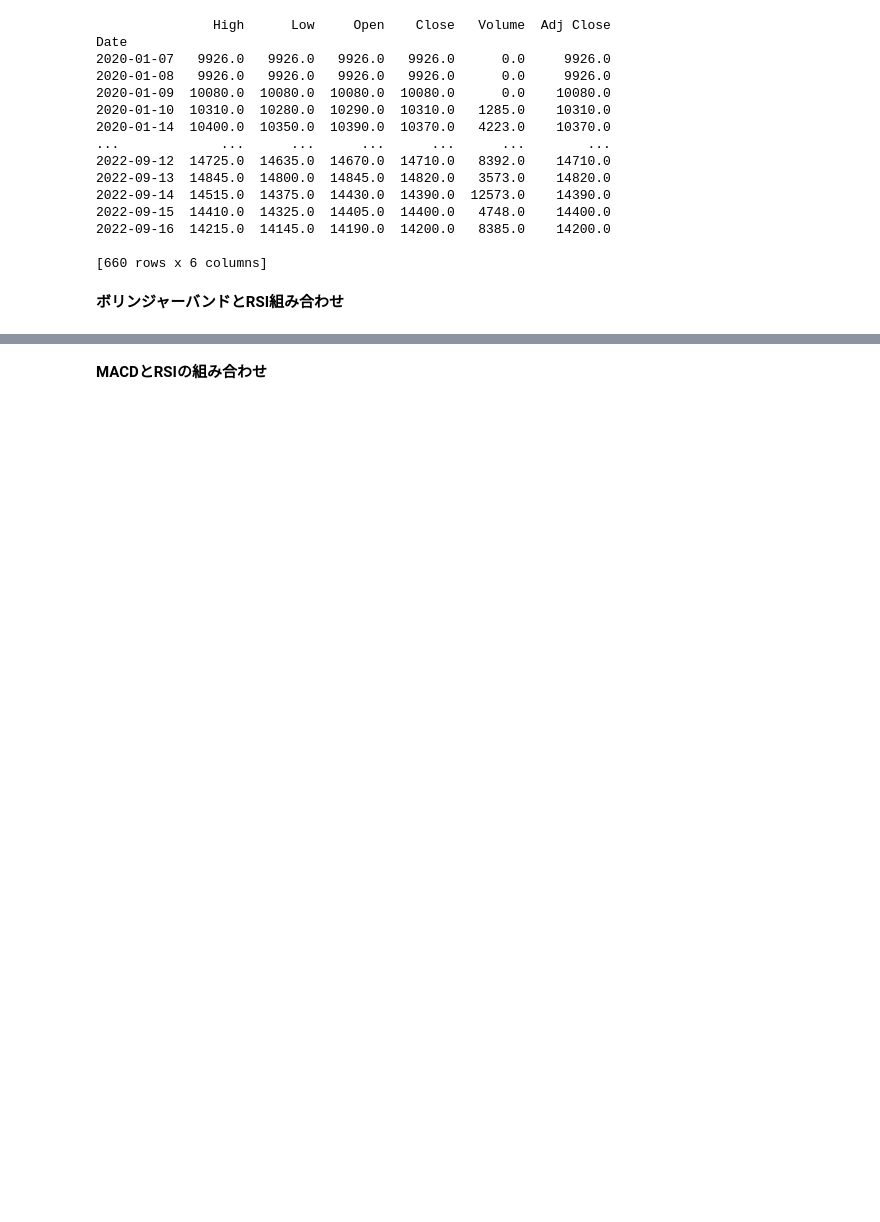
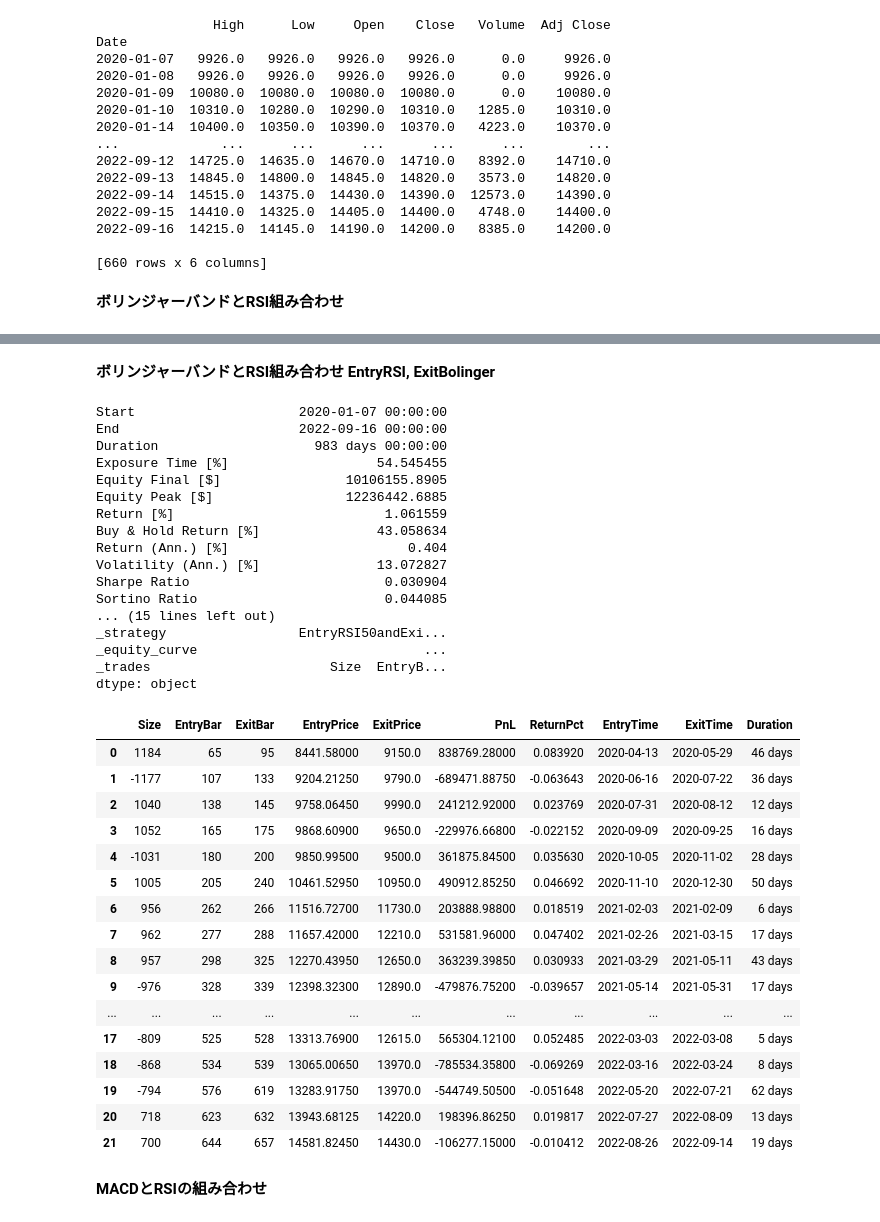
Before and after one commit to simari1/SystemTrade, a Jupyter notebook: Backtesting.py/1_DoBacktesting_Combination.ipynb, the cells around one changed output, grey strips where cells are left out. Drawn from its saved outputs; the diff is of its cells as text; code cells hidden in the pictures; blank space fills up the shorter version.

```diff
--- a/Backtesting.py/1_DoBacktesting_Combination.ipynb
+++ b/Backtesting.py/1_DoBacktesting_Combination.ipynb
@@ -313,3 +249,55 @@ dtype: object
+# %% [markdown]
+**ボリンジャーバンドとRSI組み合わせ EntryRSI, ExitBolinger**
+# %%
+import BacktestingStrategies.Strategy_BBDandRSI as btstBBandRsi
+importlib.reload(btstBBandRsi)
+
+# バックテストを設定
+bt = Backtest(
+    data, # チャートデータ
+    btstBBandRsi.EntryRSI50andExitBB_WithShortPosition, # 売買戦略
+    cash=initial, # 最初の所持金
+    commission=0.00495, # 取引手数料
+    margin=1.0, # レバレッジ倍率の逆数（0.5で2倍レバレッジ）
+    trade_on_close=False, # True：現在の終値で取引，False：次の時間の始値で取引
+    exclusive_orders=True #自動でポジションをクローズ(オープン)
+)
+execute_backtest(bt)
+# %% [output]
+Start                     2020-01-07 00:00:00
+End                       2022-09-16 00:00:00
+Duration                    983 days 00:00:00
+Exposure Time [%]                   54.545455
+Equity Final [$]                10106155.8905
+Equity Peak [$]                 12236442.6885
+Return [%]                           1.061559
+Buy & Hold Return [%]               43.058634
+Return (Ann.) [%]                       0.404
+Volatility (Ann.) [%]               13.072827
+Sharpe Ratio                         0.030904
+Sortino Ratio                        0.044085
+... (15 lines left out)
+_strategy                 EntryRSI50andExi...
+_equity_curve                             ...
+_trades                       Size  EntryB...
+dtype: object
+|  | Size | EntryBar | ExitBar | EntryPrice | ExitPrice | PnL | ReturnPct | EntryTime | ExitTime | Duration |
+| 0 | 1184 | 65 | 95 | 8441.58000 | 9150.0 | 838769.28000 | 0.083920 | 2020-04-13 | 2020-05-29 | 46 days |
+| 1 | -1177 | 107 | 133 | 9204.21250 | 9790.0 | -689471.88750 | -0.063643 | 2020-06-16 | 2020-07-22 | 36 days |
+| 2 | 1040 | 138 | 145 | 9758.06450 | 9990.0 | 241212.92000 | 0.023769 | 2020-07-31 | 2020-08-12 | 12 days |
+| 3 | 1052 | 165 | 175 | 9868.60900 | 9650.0 | -229976.66800 | -0.022152 | 2020-09-09 | 2020-09-25 | 16 days |
+| 4 | -1031 | 180 | 200 | 9850.99500 | 9500.0 | 361875.84500 | 0.035630 | 2020-10-05 | 2020-11-02 | 28 days |
+| 5 | 1005 | 205 | 240 | 10461.52950 | 10950.0 | 490912.85250 | 0.046692 | 2020-11-10 | 2020-12-30 | 50 days |
+| 6 | 956 | 262 | 266 | 11516.72700 | 11730.0 | 203888.98800 | 0.018519 | 2021-02-03 | 2021-02-09 | 6 days |
+| 7 | 962 | 277 | 288 | 11657.42000 | 12210.0 | 531581.96000 | 0.047402 | 2021-02-26 | 2021-03-15 | 17 days |
+| 8 | 957 | 298 | 325 | 12270.43950 | 12650.0 | 363239.39850 | 0.030933 | 2021-03-29 | 2021-05-11 | 43 days |
+| 9 | -976 | 328 | 339 | 12398.32300 | 12890.0 | -479876.75200 | -0.039657 | 2021-05-14 | 2021-05-31 | 17 days |
+| ... | ... | ... | ... | ... | ... | ... | ... | ... | ... | ... |
+| 17 | -809 | 525 | 528 | 13313.76900 | 12615.0 | 565304.12100 | 0.052485 | 2022-03-03 | 2022-03-08 | 5 days |
+| 18 | -868 | 534 | 539 | 13065.00650 | 13970.0 | -785534.35800 | -0.069269 | 2022-03-16 | 2022-03-24 | 8 days |
+| 19 | -794 | 576 | 619 | 13283.91750 | 13970.0 | -544749.50500 | -0.051648 | 2022-05-20 | 2022-07-21 | 62 days |
+| 20 | 718 | 623 | 632 | 13943.68125 | 14220.0 | 198396.86250 | 0.019817 | 2022-07-27 | 2022-08-09 | 13 days |
+| 21 | 700 | 644 | 657 | 14581.82450 | 14430.0 | -106277.15000 | -0.010412 | 2022-08-26 | 2022-09-14 | 19 days |
 # %% [markdown]
 **MACDとRSIの組み合わせ**
 # %%
```
Also changed, not shown: parts of 7 cells of this notebook, 3 other files.
